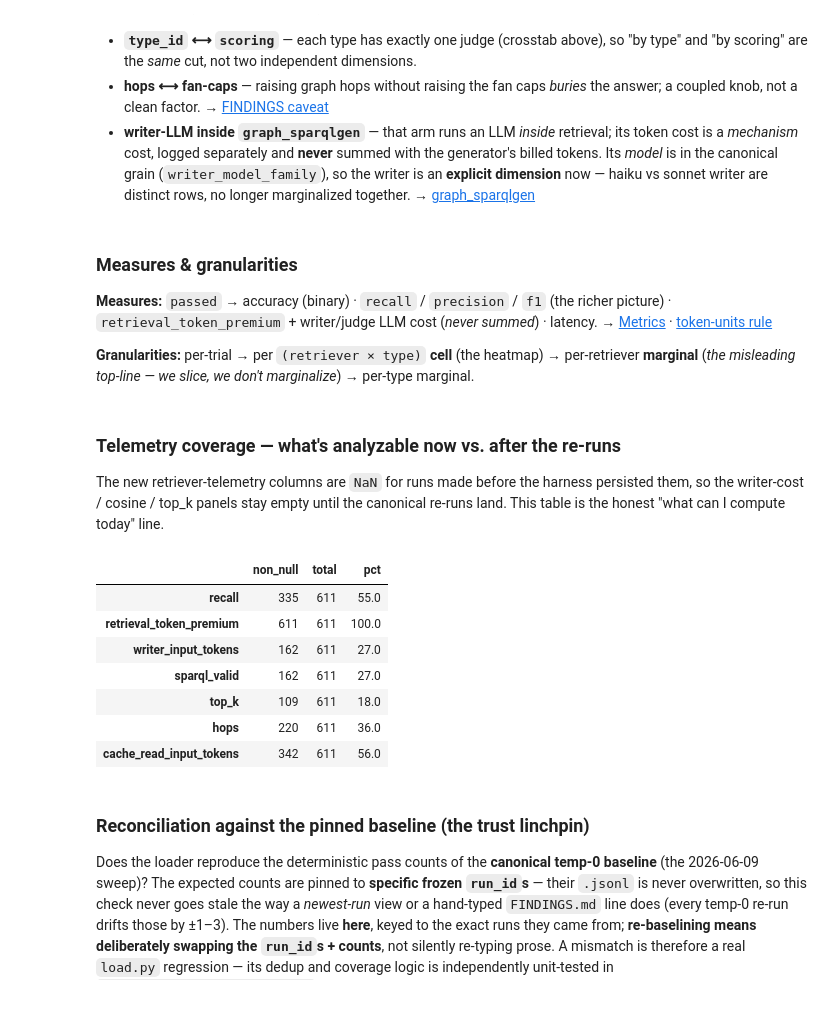
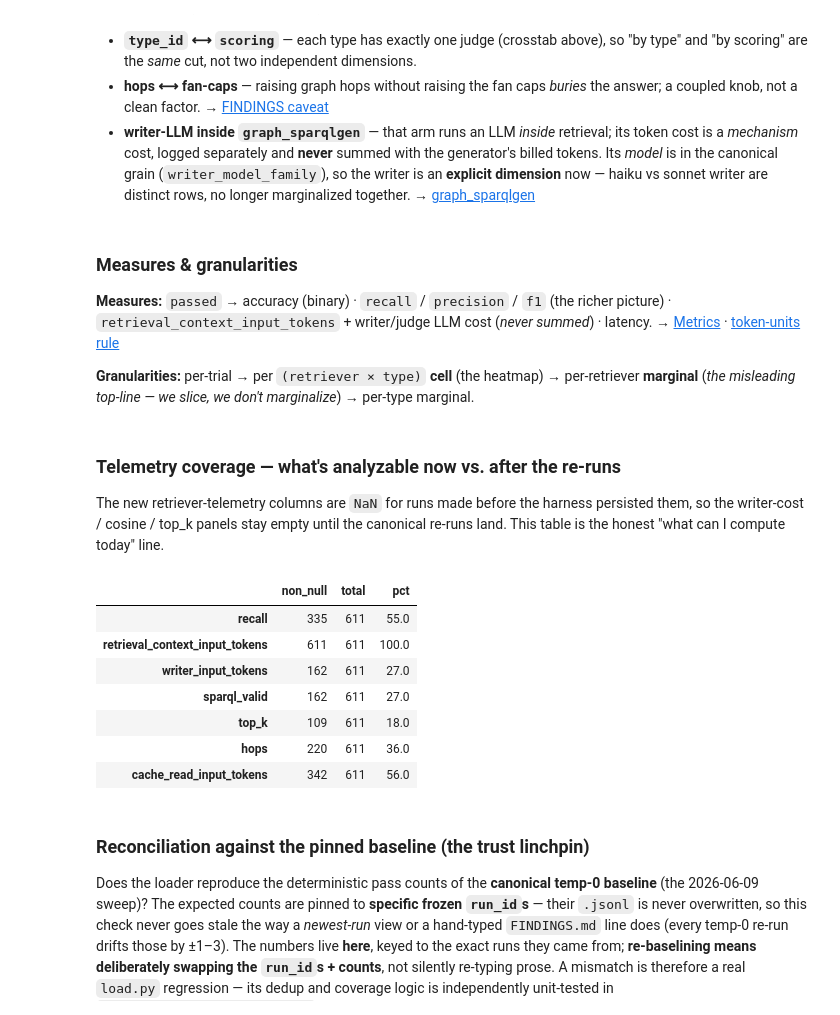
Before and after one commit to joseph-higaki/biomedical-rag-bench, a Jupyter notebook: analysis/explore.ipynb, the cells around one changed output. Drawn from its saved outputs; the diff is of its cells as text; code cells hidden in the pictures.

```diff
--- a/analysis/explore.ipynb
+++ b/analysis/explore.ipynb
@@ -162,7 +162,7 @@ each type maps to exactly one scoring strategy: True
 ### Measures & granularities
 
 **Measures:** `passed` → accuracy (binary) · `recall` / `precision` / `f1` (the richer picture) ·
-`retrieval_token_premium` + writer/judge LLM cost (*never summed*) · latency.
+`retrieval_context_input_tokens` + writer/judge LLM cost (*never summed*) · latency.
 → [Metrics](../eval/README.md#metrics) · [token-units rule](../retrievers/README.md#the-token-units-rule-read-before-doing-any-token-math)
 
 **Granularities:** per-trial → per `(retriever × type)` **cell** (the heatmap) → per-retriever
@@ -174,17 +174,17 @@ The new retriever-telemetry columns are `NaN` for runs made before the harness p
 the writer-cost / cosine / top_k panels stay empty until the canonical re-runs land. This table is
 the honest "what can I compute today" line.
 # %%
-cols = ["recall", "retrieval_token_premium", "writer_input_tokens",
+cols = ["recall", "retrieval_context_input_tokens", "writer_input_tokens",
         "sparql_valid", "top_k", "hops", "cache_read_input_tokens"]
 cov = pd.DataFrame({"non_null": [int(df[c].notna().sum()) if c in df else 0 for c in cols]},
                    index=cols)
 cov["total"] = len(df)
 cov["pct"] = (100 * cov.non_null / cov.total).round(0)
 cov
 # %% [output]
 |  | non_null | total | pct |
 | recall | 335 | 611 | 55.0 |
-| retrieval_token_premium | 611 | 611 | 100.0 |
+| retrieval_context_input_tokens | 611 | 611 | 100.0 |
 | writer_input_tokens | 162 | 611 | 27.0 |
 | sparql_valid | 162 | 611 | 27.0 |
 | top_k | 109 | 611 | 18.0 |
```
Also changed, not shown: parts of 10 cells of this notebook, 8 other files.
